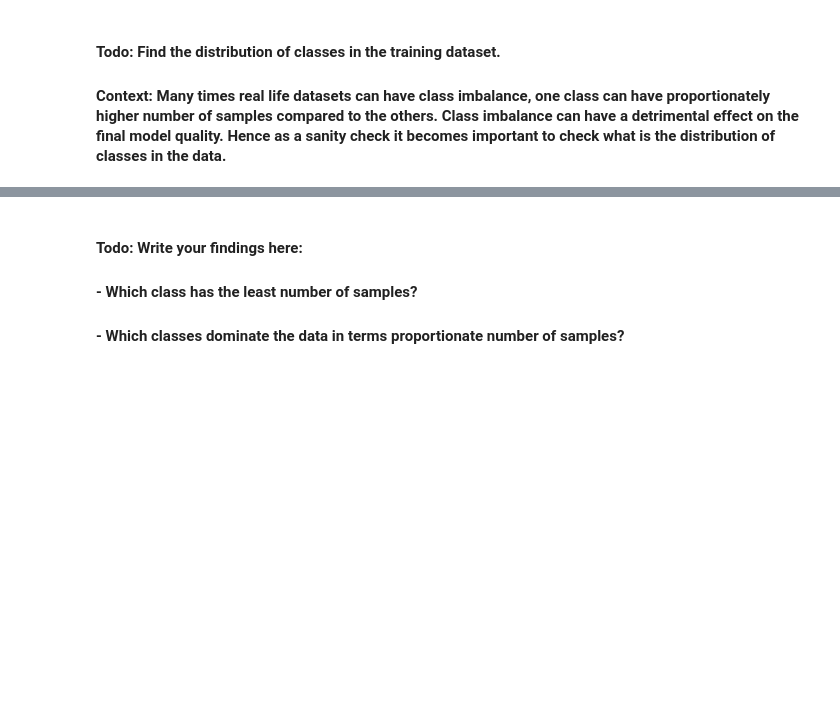
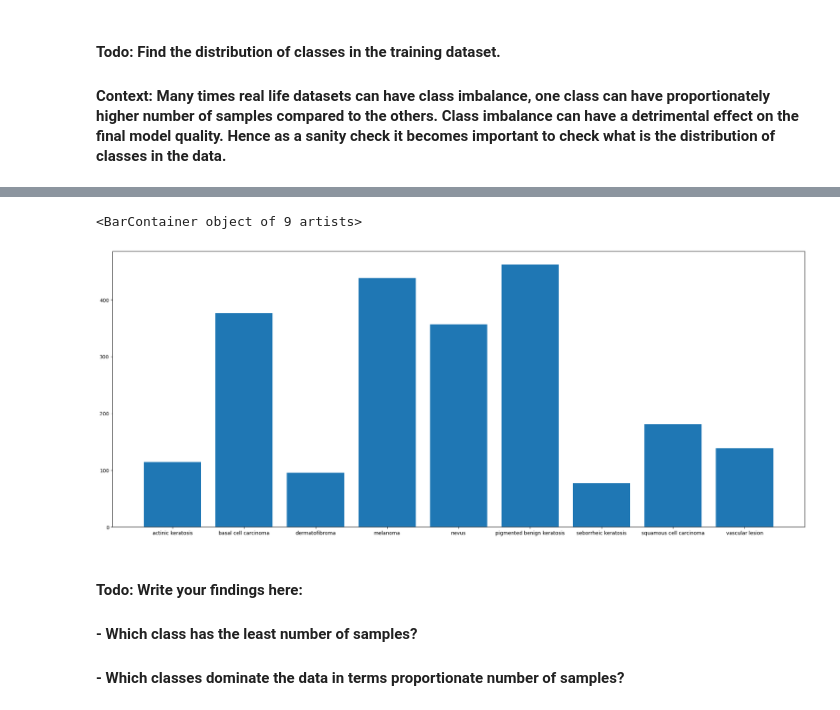
Before and after one commit to 2610geetha/MelanomaDetectionCNNAssignment, a Jupyter notebook: Assignment_CNN_Skin_Cancer.ipynb, the cells around one changed output, grey strips where cells are left out. Cells and saved outputs as stored; diff of their text form; code cells hidden in the pictures; blank space fills up the shorter version.

```diff
--- a/Assignment_CNN_Skin_Cancer.ipynb
+++ b/Assignment_CNN_Skin_Cancer.ipynb
@@ -296,0 +388,13 @@ plt.show()
+# %%
+## Your code goes here.
+##
+path_list=[]
+lesion_list=[]
+for i in class_names:
+
+    for j in data_dir_train.glob(i+'/*.jpg'):
+        path_list.append(str(j))
+        lesion_list.append(i)
+dataframe_dict_original = dict(zip(path_list, lesion_list))
+original_df = pd.DataFrame(list(dataframe_dict_original.items()),columns = ['Path','Label'])
+original_df
@@ -297,3 +433,12 @@ plt.show()
+# %%
+count=[]
+for i in class_names:
+    count.append(len(list(data_dir_train.glob(i+'/*.jpg'))))
+plt.figure(figsize=(25,10))
+plt.bar(class_names,count)
+# %% [output]
+<BarContainer object of 9 artists>
+[figure, added]
 # %% [markdown]
 #### **Todo:** Write your findings here:
 #### - Which class has the least number of samples?
```
Also changed, not shown: parts of 39 cells of this notebook.
